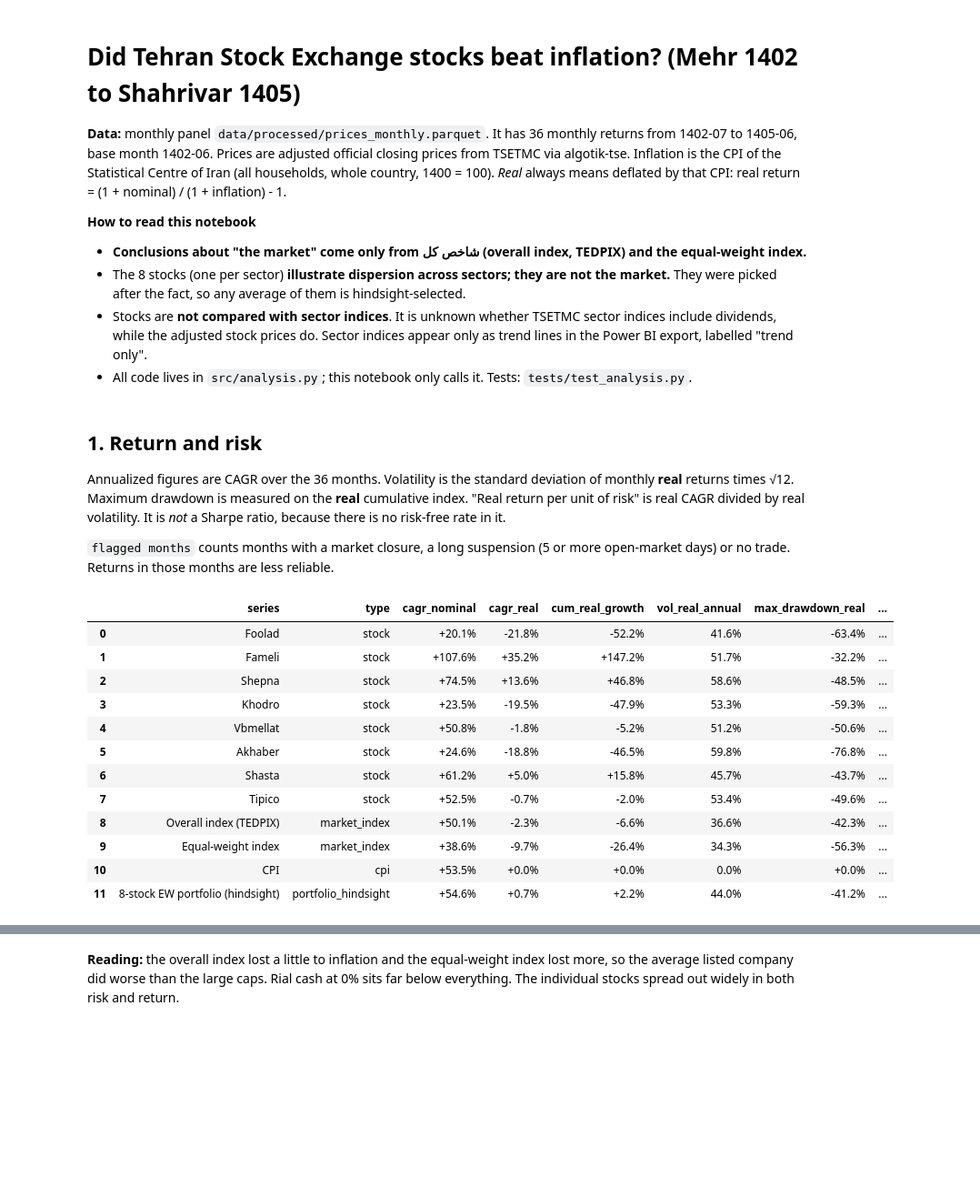
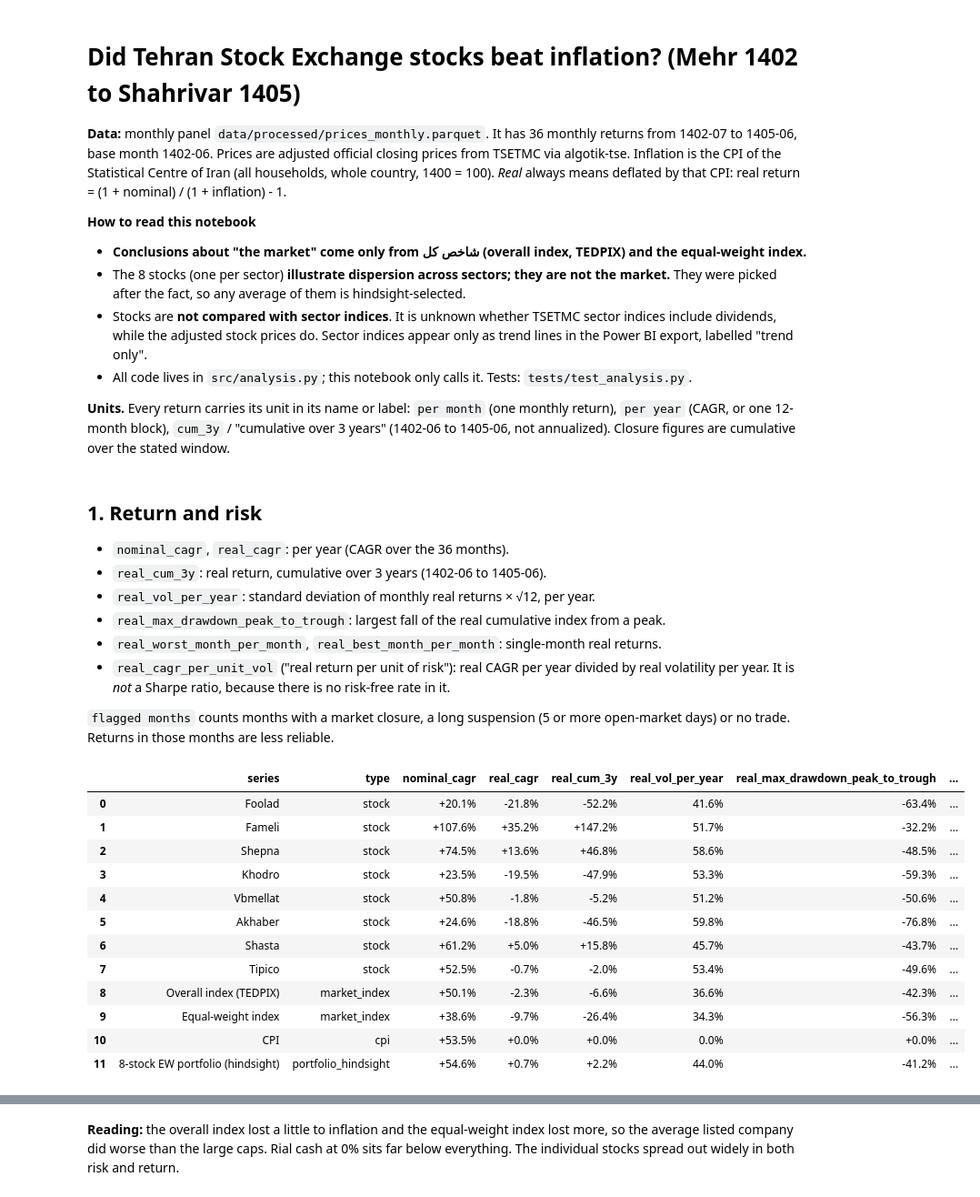
Before and after one commit to atefekalamati/tse-inflation-analysis, a Jupyter notebook: notebooks/01_analysis.ipynb, the cells around one changed output, grey strips where cells are left out. Shown at 91% size. Drawn from its saved outputs; the diff is of its cells as text; code cells hidden in the pictures; blank space fills up the shorter version.

```diff
--- a/notebooks/01_analysis.ipynb
+++ b/notebooks/01_analysis.ipynb
@@ -17,6 +17,11 @@ real return = (1 + nominal) / (1 + inflation) - 1.
   include dividends, while the adjusted stock prices do. Sector indices appear only as trend
   lines in the Power BI export, labelled "trend only".
 * All code lives in `src/analysis.py`; this notebook only calls it. Tests: `tests/test_analysis.py`.
+
+**Units.** Every return carries its unit in its name or label:
+`per month` (one monthly return), `per year` (CAGR, or one 12-month block),
+`cum_3y` / "cumulative over 3 years" (1402-06 to 1405-06, not annualized). Closure figures are
+cumulative over the stated window.
 # %%
 import sys
 from pathlib import Path
@@ -40,29 +45,32 @@ def pct(df, cols, digits=1):
 # %% [markdown]
 ## 1. Return and risk
 
-Annualized figures are CAGR over the 36 months. Volatility is the standard deviation of
-monthly **real** returns times √12. Maximum drawdown is measured on the **real** cumulative
-index. "Real return per unit of risk" is real CAGR divided by real volatility. It is *not* a
-Sharpe ratio, because there is no risk-free rate in it.
+* `nominal_cagr`, `real_cagr`: per year (CAGR over the 36 months).
+* `real_cum_3y`: real return, cumulative over 3 years (1402-06 to 1405-06).
+* `real_vol_per_year`: standard deviation of monthly real returns × √12, per year.
+* `real_max_drawdown_peak_to_trough`: largest fall of the real cumulative index from a peak.
+* `real_worst_month_per_month`, `real_best_month_per_month`: single-month real returns.
+* `real_cagr_per_unit_vol` ("real return per unit of risk"): real CAGR per year divided by real
+  volatility per year. It is *not* a Sharpe ratio, because there is no risk-free rate in it.
 
 `flagged months` counts months with a market closure, a long suspension (5 or more
 open-market days) or no trade. Returns in those months are less reliable.
 # %%
 rt = res["risk"]
-show = rt[["series", "type", "cagr_nominal", "cagr_real", "cum_real_growth", "vol_real_annual",
-           "max_drawdown_real", "dd_peak", "dd_trough", "dd_recovery",
-           "pct_months_beat_inflation", "worst_real_month", "worst_month", "best_real_month",
-           "best_month", "real_return_per_unit_risk", "flagged_months"]]
-show = pct(show, ["cagr_nominal", "cagr_real", "cum_real_growth", "max_drawdown_real",
-                  "worst_real_month", "best_real_month"])
-show["vol_real_annual"] = rt["vol_real_annual"].map(lambda v: f"{v:.1%}")
+show = rt[["series", "type", "nominal_cagr", "real_cagr", "real_cum_3y", "real_vol_per_year",
+           "real_max_drawdown_peak_to_trough", "dd_peak", "dd_trough", "dd_recovery",
+           "pct_months_beat_inflation", "real_worst_month_per_month", "worst_month", "real_best_month_per_month",
+           "best_month", "real_cagr_per_unit_vol", "flagged_months"]]
+show = pct(show, ["nominal_cagr", "real_cagr", "real_cum_3y", "real_max_drawdown_peak_to_trough",
+                  "real_worst_month_per_month", "real_best_month_per_month"])
+show["real_vol_per_year"] = rt["real_vol_per_year"].map(lambda v: f"{v:.1%}")
 show["pct_months_beat_inflation"] = rt["pct_months_beat_inflation"].map(
     lambda v: "" if pd.isna(v) else f"{v:.0%}")
-show["real_return_per_unit_risk"] = rt["real_return_per_unit_risk"].map(
+show["real_cagr_per_unit_vol"] = rt["real_cagr_per_unit_vol"].map(
     lambda v: "" if pd.isna(v) else f"{v:+.2f}")
 show.fillna("")
 # %% [output]
-|  | series | type | cagr_nominal | cagr_real | cum_real_growth | vol_real_annual | max_drawdown_real | ... |
+|  | series | type | nominal_cagr | real_cagr | real_cum_3y | real_vol_per_year | real_max_drawdown_peak_to_trough | ... |
 | 0 | Foolad | stock | +20.1% | -21.8% | -52.2% | 41.6% | -63.4% | ... |
 | 1 | Fameli | stock | +107.6% | +35.2% | +147.2% | 51.7% | -32.2% | ... |
 | 2 | Shepna | stock | +74.5% | +13.6% | +46.8% | 58.6% | -48.5% | ... |
```
Also changed, not shown: parts of 14 cells of this notebook, 8 other files.
